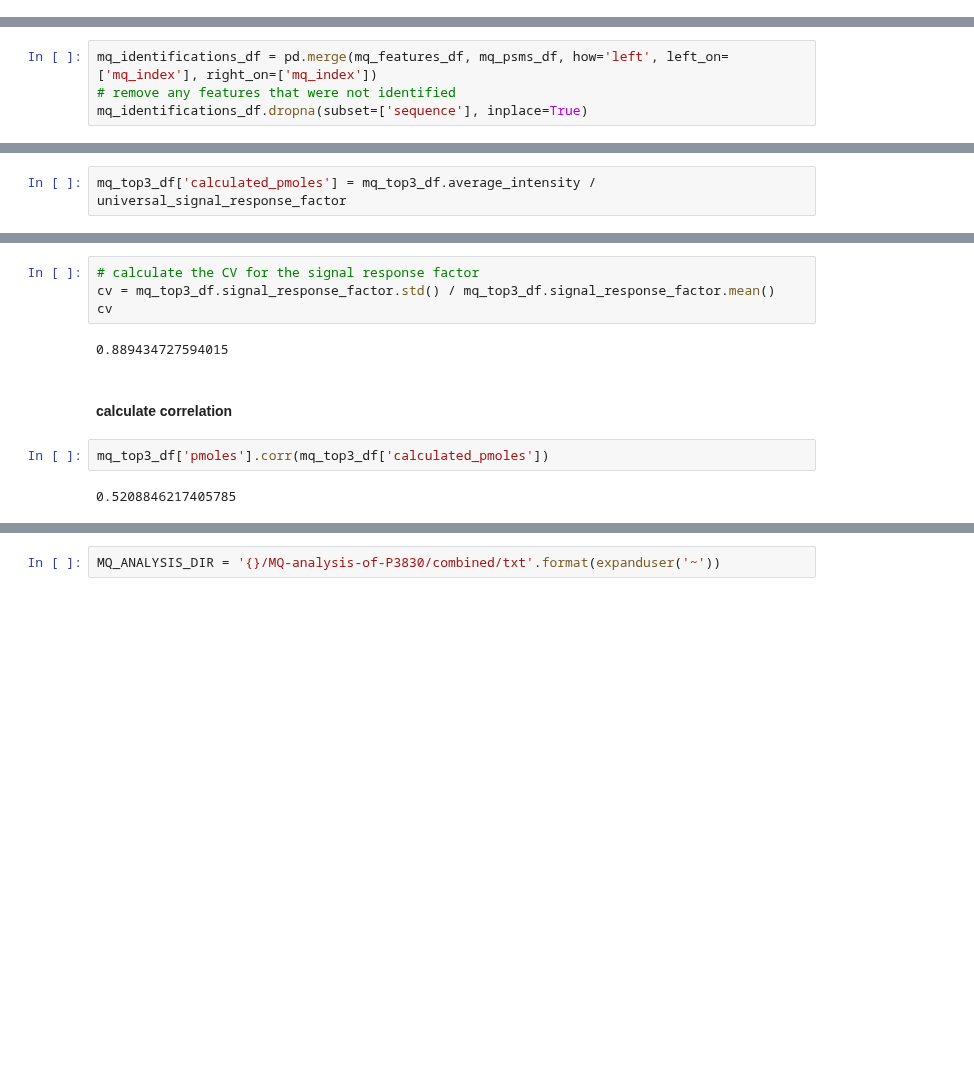
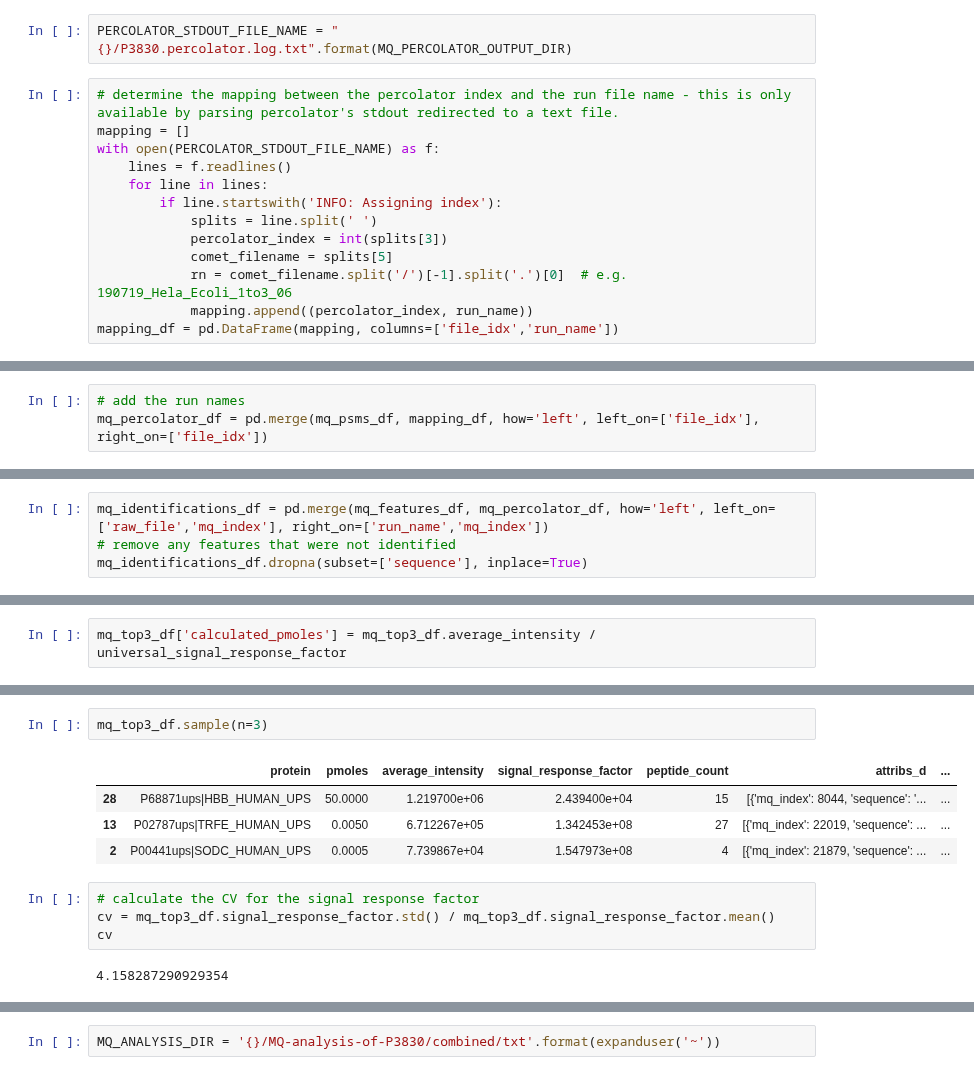
Before and after one commit to WEHI-Proteomics/tfde, a Jupyter notebook: notebooks/paper 2 - UPS2 identifications with MaxQuant.ipynb, the cells around one changed output, grey strips where cells are left out. Drawn from its saved outputs; the diff is of its cells as text; blank space fills up the shorter version.

```diff
--- a/notebooks/paper 2 - UPS2 identifications with MaxQuant.ipynb
+++ b/notebooks/paper 2 - UPS2 identifications with MaxQuant.ipynb
@@ -43,0 +36,15 @@ Index(['file_idx', 'mq_index', 'spectrum precursor m/z',
+# %%
+PERCOLATOR_STDOUT_FILE_NAME = "{}/P3830.percolator.log.txt".format(MQ_PERCOLATOR_OUTPUT_DIR)
+# %%
+# determine the mapping between the percolator index and the run file name - this is only available by parsing percolator's stdout redirected to a text file.
+mapping = []
+with open(PERCOLATOR_STDOUT_FILE_NAME) as f:
+    lines = f.readlines()
+    for line in lines:
+        if line.startswith('INFO: Assigning index'):
+            splits = line.split(' ')
+            percolator_index = int(splits[3])
+            comet_filename = splits[5]
+            rn = comet_filename.split('/')[-1].split('.')[0]  # e.g. 190719_Hela_Ecoli_1to3_06
+            mapping.append((percolator_index, run_name))
+mapping_df = pd.DataFrame(mapping, columns=['file_idx','run_name'])
@@ -43,0 +57,3 @@ Index(['file_idx', 'mq_index', 'spectrum precursor m/z',
+# %%
+# add the run names
+mq_percolator_df = pd.merge(mq_psms_df, mapping_df, how='left', left_on=['file_idx'], right_on=['file_idx'])
@@ -54,5 +86,5 @@ Index(['monoisotopic_mass', 'charge', 'monoisotopic_mz', 'intensity',
 # %%
-mq_identifications_df = pd.merge(mq_features_df, mq_psms_df, how='left', left_on=['mq_index'], right_on=['mq_index'])
+mq_identifications_df = pd.merge(mq_features_df, mq_percolator_df, how='left', left_on=['raw_file','mq_index'], right_on=['run_name','mq_index'])
 # remove any features that were not identified
 mq_identifications_df.dropna(subset=['sequence'], inplace=True)
 # %%
@@ -204,12 +237,13 @@ mq_top3_df
+# %%
+mq_top3_df.sample(n=3)
+# %% [output]
+|  | protein | pmoles | average_intensity | signal_response_factor | peptide_count | attribs_d | ... |
+| 28 | P68871ups|HBB_HUMAN_UPS | 50.0000 | 1.219700e+06 | 2.439400e+04 | 15 | [{'mq_index': 8044, 'sequence': '... | ... |
+| 13 | P02787ups|TRFE_HUMAN_UPS | 0.0050 | 6.712267e+05 | 1.342453e+08 | 27 | [{'mq_index': 22019, 'sequence': ... | ... |
+| 2 | P00441ups|SODC_HUMAN_UPS | 0.0005 | 7.739867e+04 | 1.547973e+08 | 4 | [{'mq_index': 21879, 'sequence': ... | ... |
 # %%
 # calculate the CV for the signal response factor
 cv = mq_top3_df.signal_response_factor.std() / mq_top3_df.signal_response_factor.mean()
 cv
 # %% [output]
-0.889434727594015
+4.158287290929354
-# %% [markdown]
-#### calculate correlation
-# %%
-mq_top3_df['pmoles'].corr(mq_top3_df['calculated_pmoles'])
-# %% [output]
-0.5208846217405785
```
Also changed, not shown: parts of 40 cells of this notebook, 1 other file.
